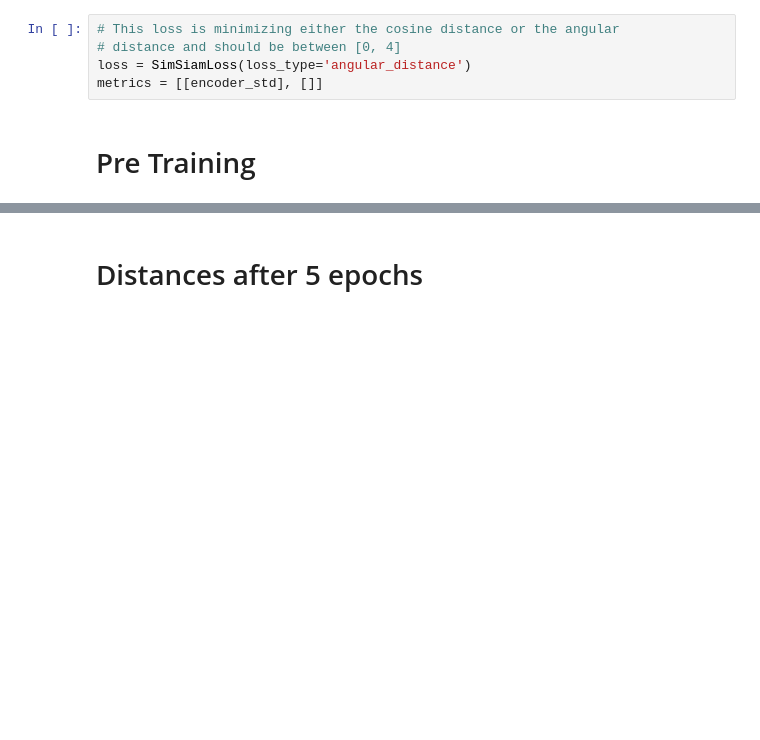
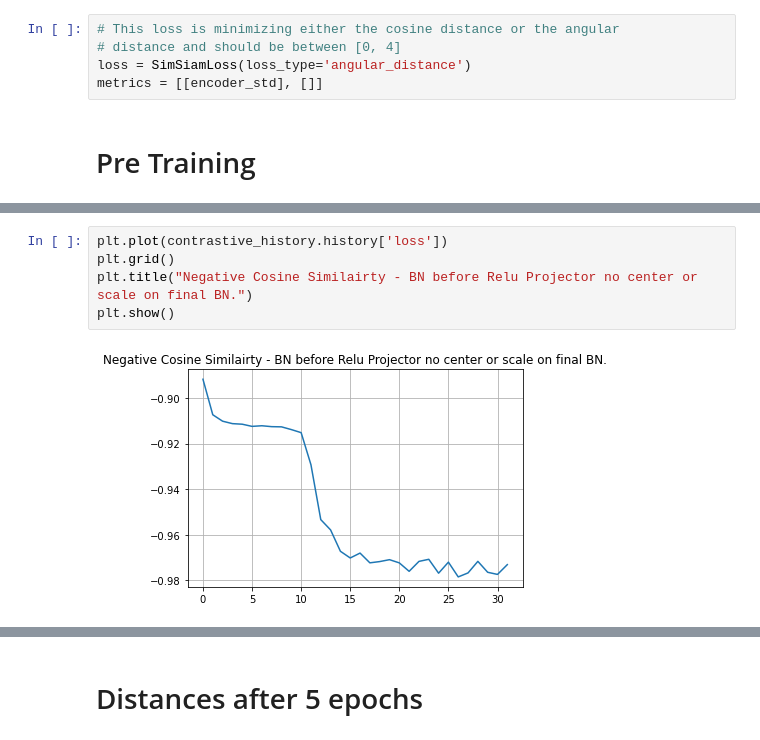
Before and after one commit to tensorflow/similarity, a Jupyter notebook: examples/unsupervised_hello_world.ipynb, the cells around one changed output, grey strips where cells are left out. Saved outputs shown, nothing was run; the diff lists cells and outputs as text; blank space fills up the shorter version.

```diff
--- a/examples/unsupervised_hello_world.ipynb
+++ b/examples/unsupervised_hello_world.ipynb
@@ -240,0 +216,7 @@ Epoch 19/200
+# %%
+plt.plot(contrastive_history.history['loss'])
+plt.grid()
+plt.title("Negative Cosine Similairty - BN before Relu Projector no center or scale on final BN.")
+plt.show()
+# %% [output]
+[figure, added]
```
Also changed, not shown: parts of 26 cells of this notebook.
